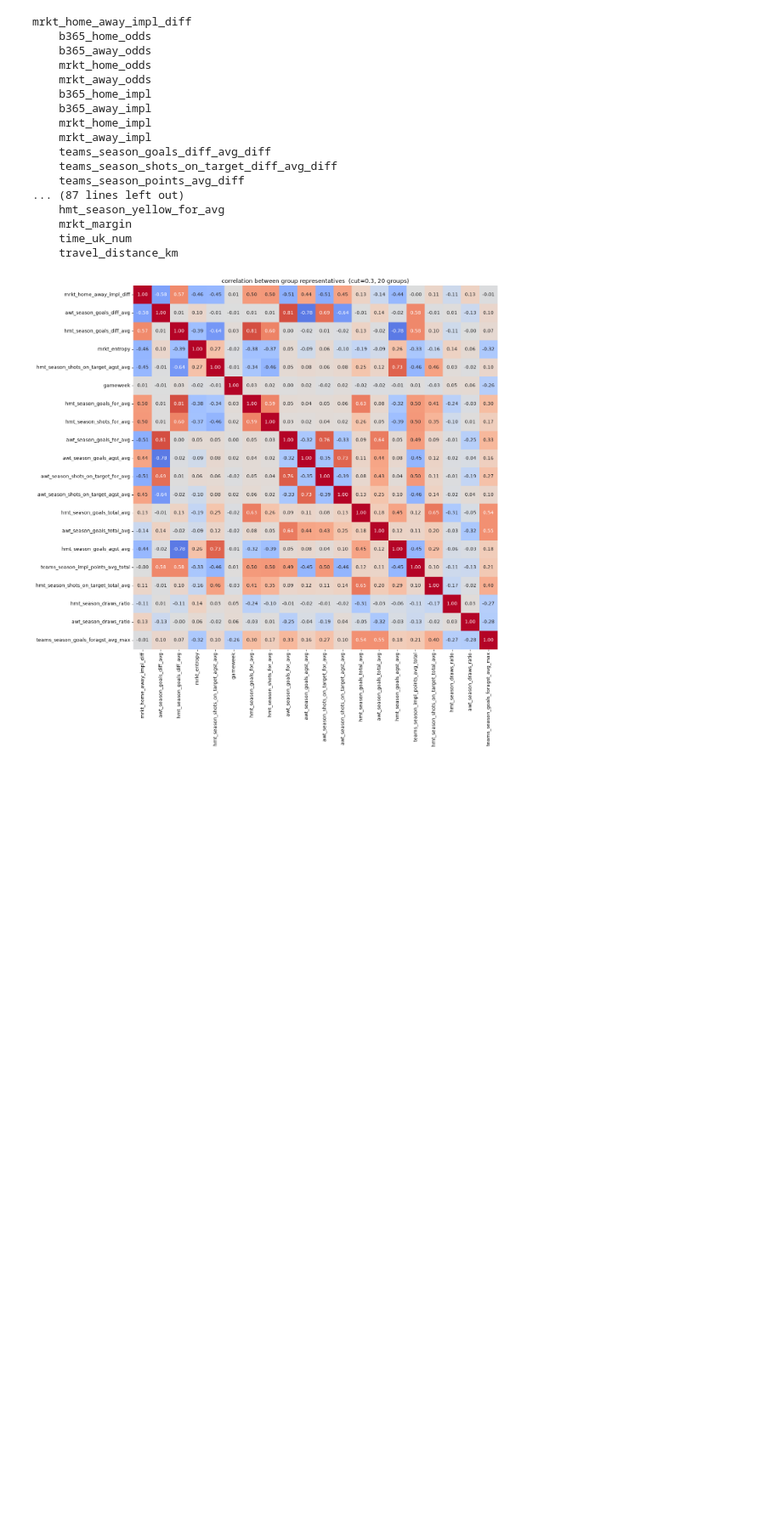
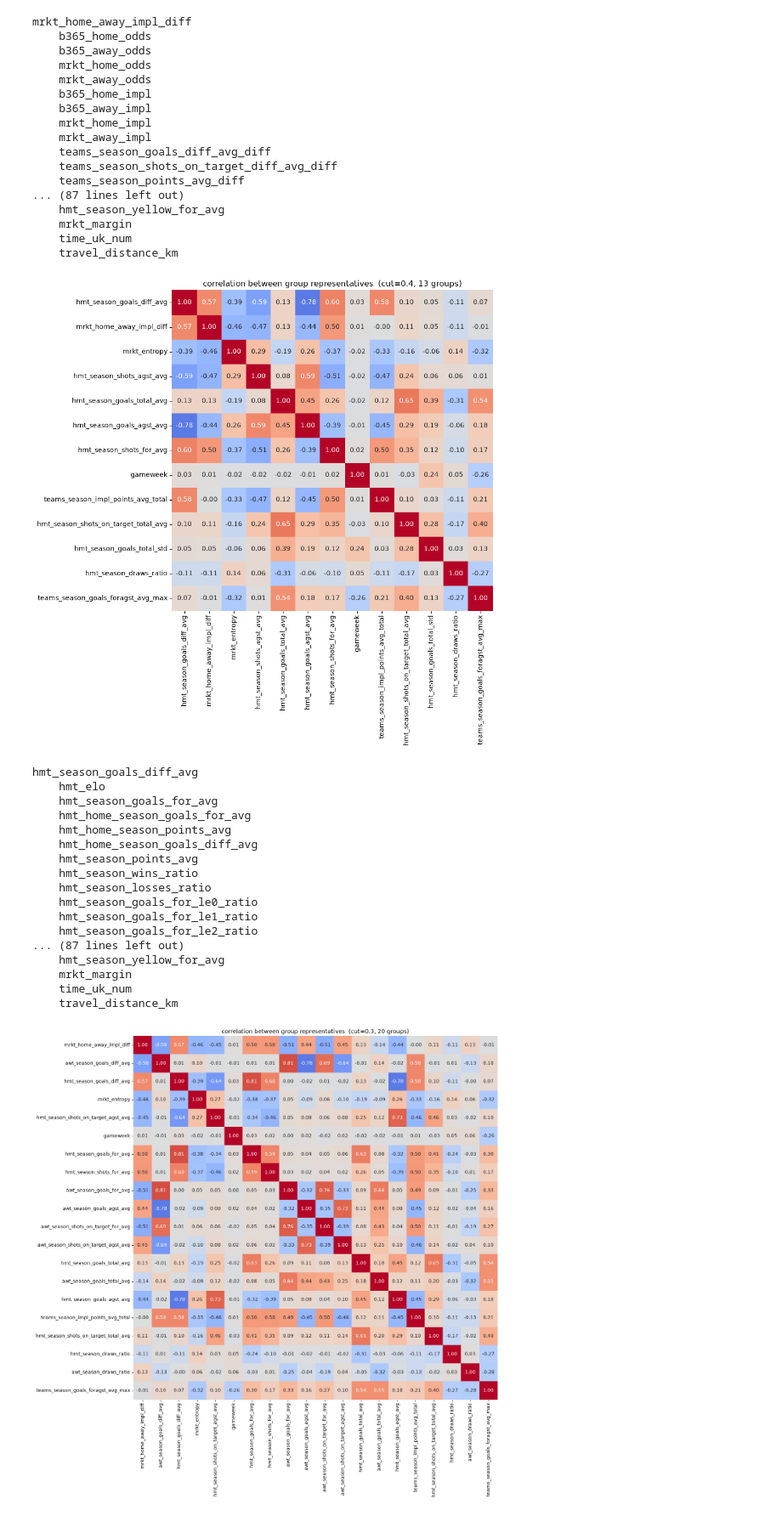
Before and after one commit to chrisreglinski/frame, a Jupyter notebook: 03_notebooks/features/feature_correlation_groups.ipynb, the cells around one changed output. Shown at 85% size. Saved outputs shown, nothing was run; the diff lists cells and outputs as text; code cells hidden in the pictures; blank space fills up the shorter version.

```diff
--- a/03_notebooks/features/feature_correlation_groups.ipynb
+++ b/03_notebooks/features/feature_correlation_groups.ipynb
@@ -83,6 +83,27 @@ mrkt_home_away_impl_diff
     mrkt_margin
     time_uk_num
     travel_distance_km
+# %%
+group_corr(features, cut=0.40)
+# %% [output]
+[figure, added]
+hmt_season_goals_diff_avg
+    hmt_elo
+    hmt_season_goals_for_avg
+    hmt_home_season_goals_for_avg
+    hmt_home_season_points_avg
+    hmt_home_season_goals_diff_avg
+    hmt_season_points_avg
+    hmt_season_wins_ratio
+    hmt_season_losses_ratio
+    hmt_season_goals_for_le0_ratio
+    hmt_season_goals_for_le1_ratio
+    hmt_season_goals_for_le2_ratio
+... (87 lines left out)
+    hmt_season_yellow_for_avg
+    mrkt_margin
+    time_uk_num
+    travel_distance_km
 # %%
 group_corr(features_all, cut=0.30)
 # %% [output]
```
Also changed, not shown: 1 other file.
